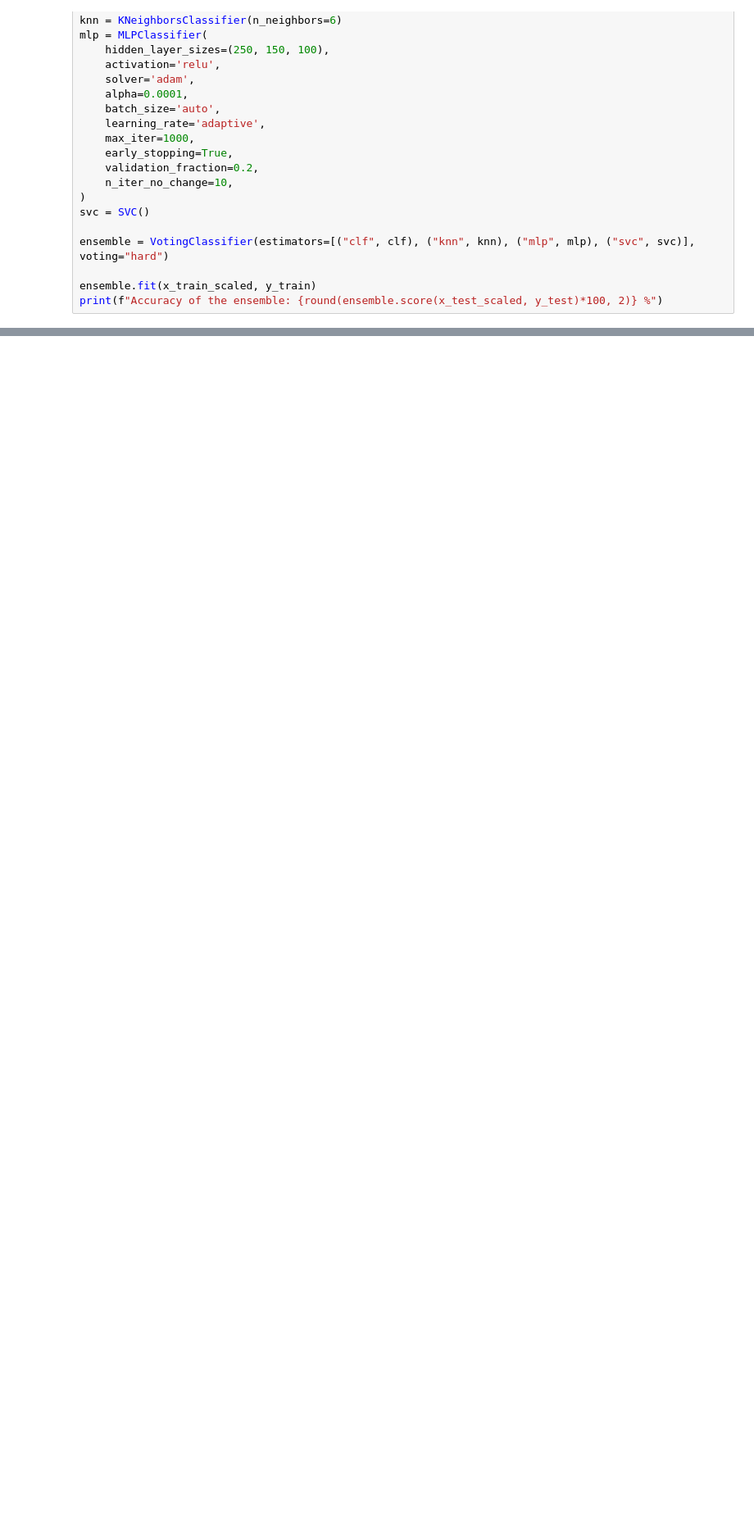
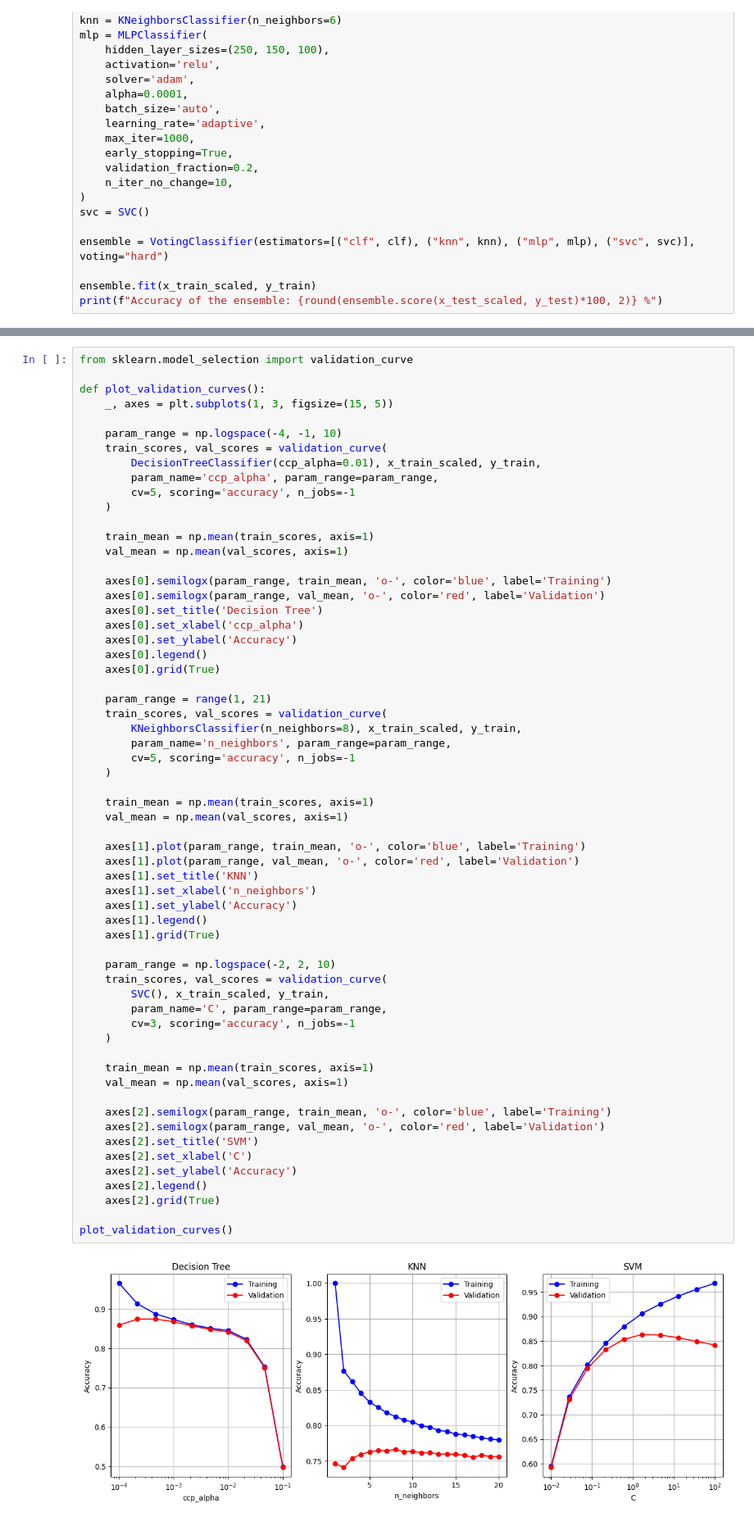
Before and after one commit to rubuy-74/feup-ia, a Jupyter notebook: proj2/main.ipynb, the cells around one changed output, grey strips where cells are left out. Shown at 82% size. Drawn from its saved outputs; the diff is of its cells as text; blank space fills up the shorter version.

```diff
--- a/proj2/main.ipynb
+++ b/proj2/main.ipynb
@@ -478,0 +536,63 @@ ROC(decision_tree_wfs())
+# %%
+from sklearn.model_selection import validation_curve
+
+def plot_validation_curves():
+    _, axes = plt.subplots(1, 3, figsize=(15, 5))
+
+    param_range = np.logspace(-4, -1, 10)
+    train_scores, val_scores = validation_curve(
+        DecisionTreeClassifier(ccp_alpha=0.01), x_train_scaled, y_train,
+        param_name='ccp_alpha', param_range=param_range,
+        cv=5, scoring='accuracy', n_jobs=-1
+    )
+
+    train_mean = np.mean(train_scores, axis=1)
+    val_mean = np.mean(val_scores, axis=1)
+
+    axes[0].semilogx(param_range, train_mean, 'o-', color='blue', label='Training')
+    axes[0].semilogx(param_range, val_mean, 'o-', color='red', label='Validation')
+    axes[0].set_title('Decision Tree')
+    axes[0].set_xlabel('ccp_alpha')
+    axes[0].set_ylabel('Accuracy')
+    axes[0].legend()
+    axes[0].grid(True)
+
+    param_range = range(1, 21)
+    train_scores, val_scores = validation_curve(
+        KNeighborsClassifier(n_neighbors=8), x_train_scaled, y_train,
+        param_name='n_neighbors', param_range=param_range,
+        cv=5, scoring='accuracy', n_jobs=-1
+    )
+
+    train_mean = np.mean(train_scores, axis=1)
+    val_mean = np.mean(val_scores, axis=1)
+
+    axes[1].plot(param_range, train_mean, 'o-', color='blue', label='Training')
+    axes[1].plot(param_range, val_mean, 'o-', color='red', label='Validation')
+    axes[1].set_title('KNN')
+    axes[1].set_xlabel('n_neighbors')
+    axes[1].set_ylabel('Accuracy')
+    axes[1].legend()
+    axes[1].grid(True)
+
+    param_range = np.logspace(-2, 2, 10)
+    train_scores, val_scores = validation_curve(
+        SVC(), x_train_scaled, y_train,
+        param_name='C', param_range=param_range,
+        cv=3, scoring='accuracy', n_jobs=-1
+    )
+
+    train_mean = np.mean(train_scores, axis=1)
+    val_mean = np.mean(val_scores, axis=1)
+
+    axes[2].semilogx(param_range, train_mean, 'o-', color='blue', label='Training')
+    axes[2].semilogx(param_range, val_mean, 'o-', color='red', label='Validation')
+    axes[2].set_title('SVM')
+    axes[2].set_xlabel('C')
+    axes[2].set_ylabel('Accuracy')
+    axes[2].legend()
+    axes[2].grid(True)
+
+plot_validation_curves()
+# %% [output]
+[figure, added]
```
Also changed, not shown: parts of 24 cells of this notebook.
